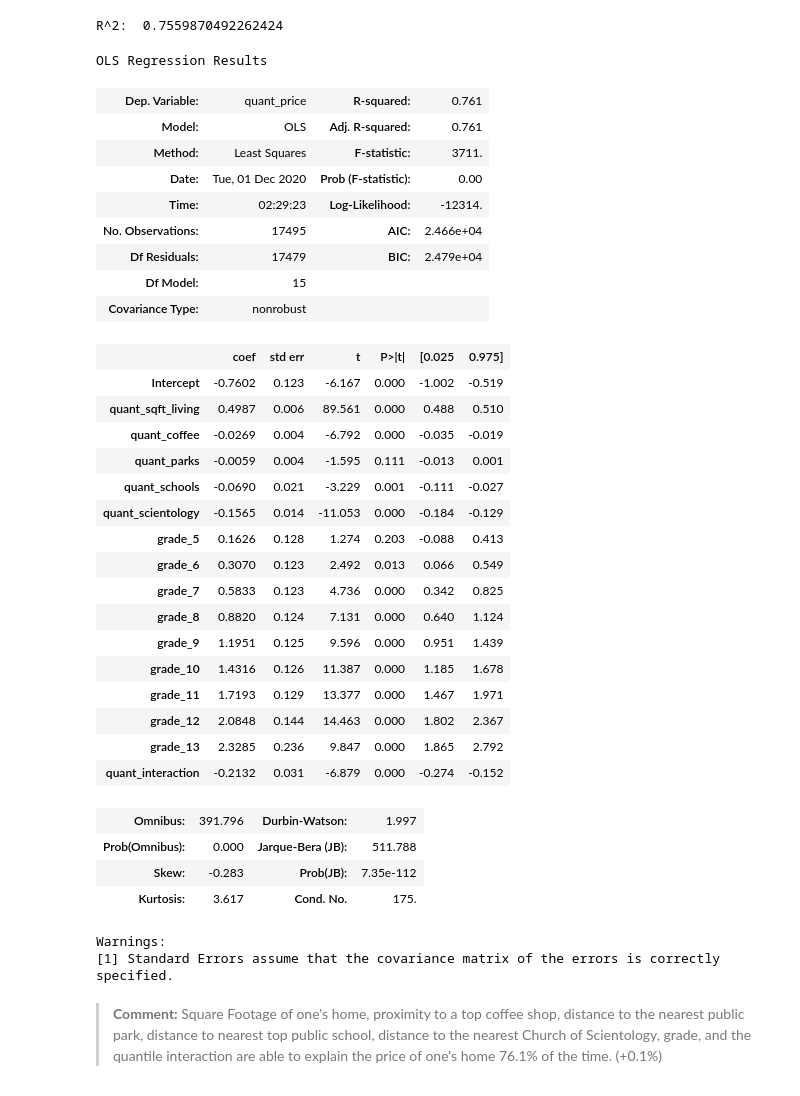
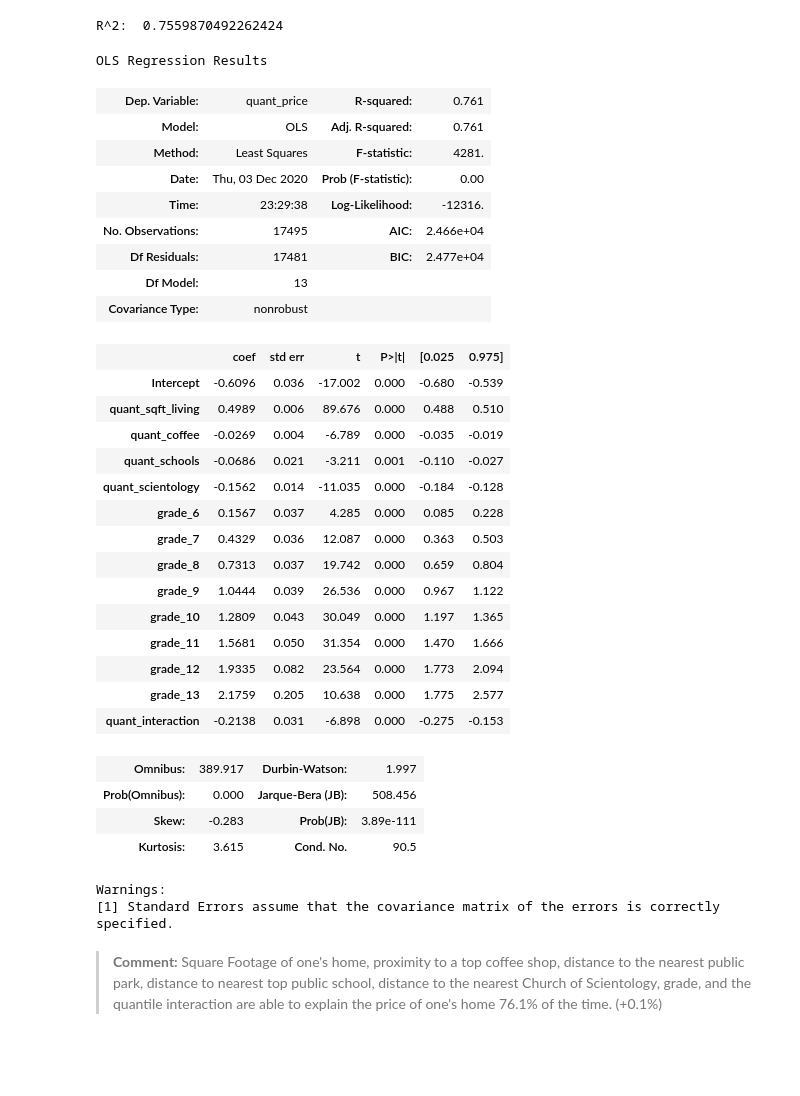
Before and after one commit to dtunnicliffe/house-price-regression-project, a Jupyter notebook: Iterating Through Final Model.ipynb, the cells around one changed output. Drawn from its saved outputs; the diff is of its cells as text; code cells hidden in the pictures; blank space fills up the shorter version.

```diff
--- a/Iterating Through Final Model.ipynb
+++ b/Iterating Through Final Model.ipynb
@@ -398,41 +398,39 @@ print('R^2: ', r2_score(y_test, model_v7_preds))
 # %% [output]
 R^2:  0.7559870492262424
 # %%
-formula = "quant_price ~ quant_sqft_living+quant_coffee+quant_parks+quant_schools+quant_scientology+grade_5+grade_6+grade_7+grade_8+grade_9+grade_10+grade_11+grade_12+grade_13+quant_interaction"
+formula = "quant_price ~ quant_sqft_living+quant_coffee+quant_schools+quant_scientology+grade_6+grade_7+grade_8+grade_9+grade_10+grade_11+grade_12+grade_13+quant_interaction"
 model = ols(formula= formula, data=df).fit()
 model.summary()
 # %% [output]
 OLS Regression Results
 | Dep. Variable: | quant_price | R-squared: | 0.761 |
 | Model: | OLS | Adj. R-squared: | 0.761 |
-| Method: | Least Squares | F-statistic: | 3711. |
-| Date: | Tue, 01 Dec 2020 | Prob (F-statistic): | 0.00 |
-| Time: | 02:29:23 | Log-Likelihood: | -12314. |
+| Method: | Least Squares | F-statistic: | 4281. |
+| Date: | Thu, 03 Dec 2020 | Prob (F-statistic): | 0.00 |
+| Time: | 23:29:38 | Log-Likelihood: | -12316. |
 | No. Observations: | 17495 | AIC: | 2.466e+04 |
-| Df Residuals: | 17479 | BIC: | 2.479e+04 |
-| Df Model: | 15 |  |  |
+| Df Residuals: | 17481 | BIC: | 2.477e+04 |
+| Df Model: | 13 |  |  |
 | Covariance Type: | nonrobust |  |  |
 |  | coef | std err | t | P>|t| | [0.025 | 0.975] |
-| Intercept | -0.7602 | 0.123 | -6.167 | 0.000 | -1.002 | -0.519 |
-| quant_sqft_living | 0.4987 | 0.006 | 89.561 | 0.000 | 0.488 | 0.510 |
-| quant_coffee | -0.0269 | 0.004 | -6.792 | 0.000 | -0.035 | -0.019 |
-| quant_parks | -0.0059 | 0.004 | -1.595 | 0.111 | -0.013 | 0.001 |
-| quant_schools | -0.0690 | 0.021 | -3.229 | 0.001 | -0.111 | -0.027 |
-| quant_scientology | -0.1565 | 0.014 | -11.053 | 0.000 | -0.184 | -0.129 |
-| grade_5 | 0.1626 | 0.128 | 1.274 | 0.203 | -0.088 | 0.413 |
-| grade_6 | 0.3070 | 0.123 | 2.492 | 0.013 | 0.066 | 0.549 |
-| grade_7 | 0.5833 | 0.123 | 4.736 | 0.000 | 0.342 | 0.825 |
-| grade_8 | 0.8820 | 0.124 | 7.131 | 0.000 | 0.640 | 1.124 |
-| grade_9 | 1.1951 | 0.125 | 9.596 | 0.000 | 0.951 | 1.439 |
-| grade_10 | 1.4316 | 0.126 | 11.387 | 0.000 | 1.185 | 1.678 |
-| grade_11 | 1.7193 | 0.129 | 13.377 | 0.000 | 1.467 | 1.971 |
-| grade_12 | 2.0848 | 0.144 | 14.463 | 0.000 | 1.802 | 2.367 |
-| grade_13 | 2.3285 | 0.236 | 9.847 | 0.000 | 1.865 | 2.792 |
-| quant_interaction | -0.2132 | 0.031 | -6.879 | 0.000 | -0.274 | -0.152 |
+| Intercept | -0.6096 | 0.036 | -17.002 | 0.000 | -0.680 | -0.539 |
+| quant_sqft_living | 0.4989 | 0.006 | 89.676 | 0.000 | 0.488 | 0.510 |
+| quant_coffee | -0.0269 | 0.004 | -6.789 | 0.000 | -0.035 | -0.019 |
+| quant_schools | -0.0686 | 0.021 | -3.211 | 0.001 | -0.110 | -0.027 |
+| quant_scientology | -0.1562 | 0.014 | -11.035 | 0.000 | -0.184 | -0.128 |
+| grade_6 | 0.1567 | 0.037 | 4.285 | 0.000 | 0.085 | 0.228 |
+| grade_7 | 0.4329 | 0.036 | 12.087 | 0.000 | 0.363 | 0.503 |
+| grade_8 | 0.7313 | 0.037 | 19.742 | 0.000 | 0.659 | 0.804 |
+| grade_9 | 1.0444 | 0.039 | 26.536 | 0.000 | 0.967 | 1.122 |
+| grade_10 | 1.2809 | 0.043 | 30.049 | 0.000 | 1.197 | 1.365 |
+| grade_11 | 1.5681 | 0.050 | 31.354 | 0.000 | 1.470 | 1.666 |
+| grade_12 | 1.9335 | 0.082 | 23.564 | 0.000 | 1.773 | 2.094 |
+| grade_13 | 2.1759 | 0.205 | 10.638 | 0.000 | 1.775 | 2.577 |
+| quant_interaction | -0.2138 | 0.031 | -6.898 | 0.000 | -0.275 | -0.153 |
-| Omnibus: | 391.796 | Durbin-Watson: | 1.997 |
-| Prob(Omnibus): | 0.000 | Jarque-Bera (JB): | 511.788 |
-| Skew: | -0.283 | Prob(JB): | 7.35e-112 |
-| Kurtosis: | 3.617 | Cond. No. | 175. |
+| Omnibus: | 389.917 | Durbin-Watson: | 1.997 |
+| Prob(Omnibus): | 0.000 | Jarque-Bera (JB): | 508.456 |
+| Skew: | -0.283 | Prob(JB): | 3.89e-111 |
+| Kurtosis: | 3.615 | Cond. No. | 90.5 |
 Warnings:
 [1] Standard Errors assume that the covariance matrix of the errors is correctly specified.
 # %% [markdown]
```
Also changed, not shown: parts of 10 cells of this notebook, 15 other files.
